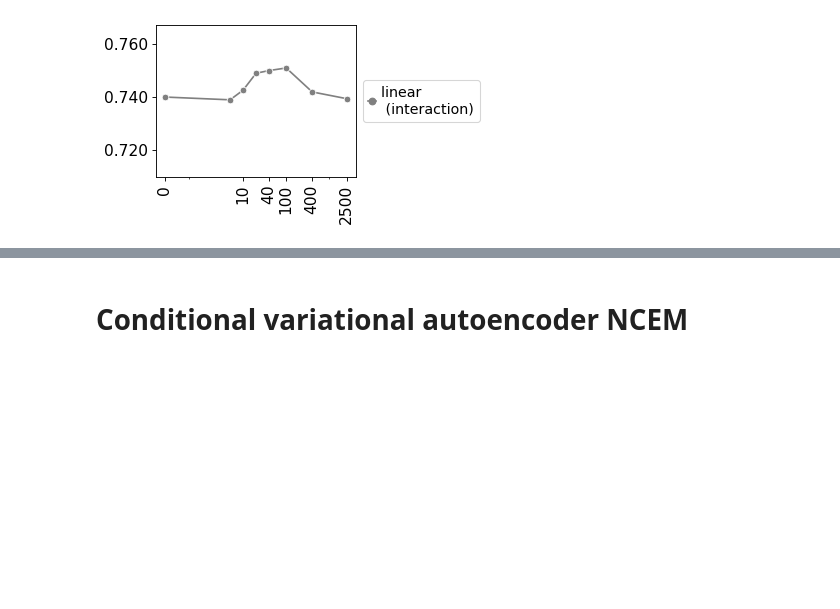
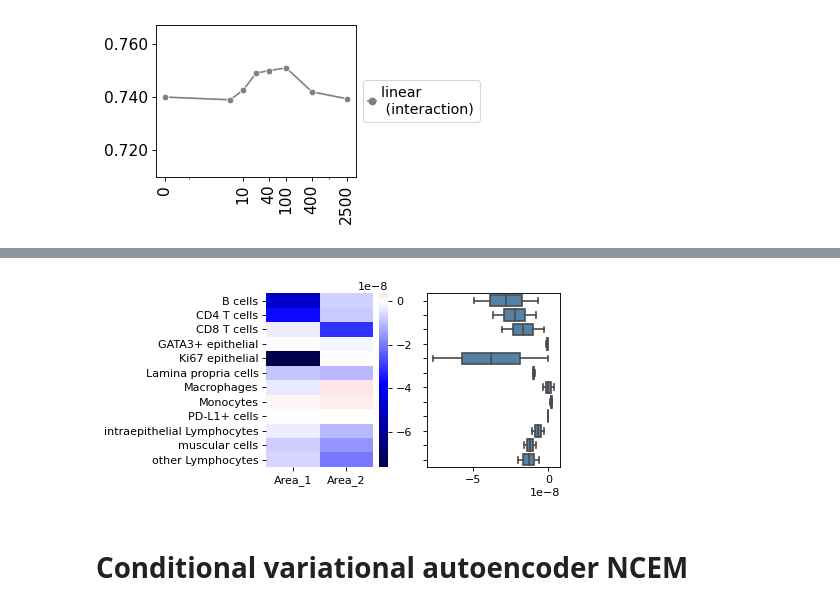
Before and after one commit to theislab/ncem, a Jupyter notebook: model_benchmarks_chipcytometry_colon.ipynb, the cells around one changed output, grey strips where cells are left out. Cells and saved outputs as stored; diff of their text form; code cells hidden in the pictures; blank space fills up the shorter version.

```diff
--- a/model_benchmarks_chipcytometry_colon.ipynb
+++ b/model_benchmarks_chipcytometry_colon.ipynb
@@ -411,6 +462,8 @@ saliencies = ed_ncem_max.target_cell_saliencies(
 # %%
 ed_ncem_max.plot_target_cell_saliencies(
-    saliencies=saliencies, multiindex=False, figsize=(8,5), width_ratios=[1,1], fontsize=13
+    saliencies=saliencies, multiindex=False, figsize=(6,3), width_ratios=[1,1], fontsize=10
 )
+# %% [output]
+[figure, added]
 # %% [markdown]
 # Conditional variational autoencoder NCEM
```
Also changed, not shown: parts of 9 cells of this notebook, 4 other files.
